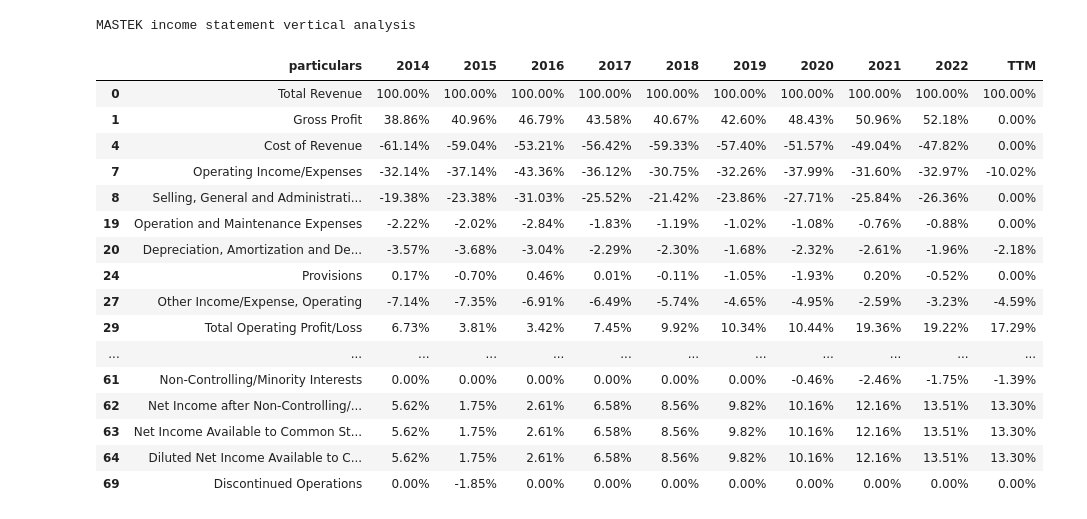
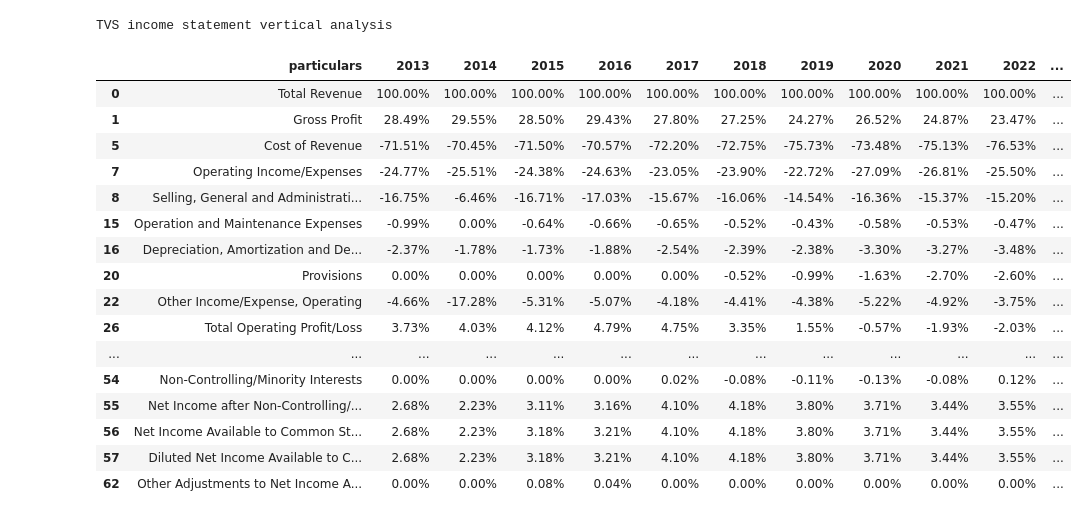
Before and after one commit to suraj49470/data-science, a Jupyter notebook: pandas-learnings/tcs-learning.ipynb, the cells around one changed output. Cells and saved outputs as stored; diff of their text form; code cells hidden in the pictures.

```diff
--- a/pandas-learnings/tcs-learning.ipynb
+++ b/pandas-learnings/tcs-learning.ipynb
@@ -3,7 +3,7 @@ import pandas as pd
 import re
 pd.set_option('display.max_rows' , 200)
 # %%
-company_name = 'mastek'.upper()
+company_name = 'tvs'.upper()
 # %%
 particulars = 'particulars'
 # %%
@@ -58,10 +66,6 @@ start_col = income_statement.columns[1];
 start_col_balance_sheet = balance_sheet.columns[1];
 start_col_cashflow = cashflow_statement.columns[1];
 # %%
-income_statement.rename(columns={company_name+'_income-statement_Annual_As_Originally_Reported' : particulars} , inplace=True)
-balance_sheet.rename(columns={company_name+'_balance-sheet_Annual_As_Originally_Reported' : particulars} , inplace=True)
-cashflow_statement.rename(columns={company_name+'_cash-flow_Annual_As_Originally_Reported' : particulars} , inplace=True)
-
 income_statement_temp_columns = income_statement.columns.values
 income_statement_temp_columns[0] = particulars
 income_statement.columns = income_statement_temp_columns
@@ -99,6 +103,9 @@ income_statement.loc[waso_pos,start_col:] = income_statement.loc[waso_pos,start_
 temp_revenue = income_statement.loc[1]
 income_statement.loc[1] = income_statement.loc[0]
 income_statement.loc[0] = temp_revenue
+# %%
+total_rev = income_statement[particulars].index == 0
+income_statement.loc[total_rev,particulars] = income_statement.loc[total_rev,particulars].values[0].strip()
 # %%
 is_highlighted_indexes = pd.DataFrame(income_statement.loc[0:basic_eps_pos - 1,particulars])
 is_highlighted_indexes = is_highlighted_indexes[particulars].apply(count_leading_space).isin([0,4])
@@ -134,7 +141,8 @@ def row_style(row , list , key , color,bgcolor):
 # %%
 fil = vertical_analysis_is.loc[0:basic_eps_pos - 1,particulars].apply(count_leading_space).eq(0)
 templist = vertical_analysis_is.loc[fil,particulars].values
-vertical_analysis_is = vertical_analysis_is.loc[is_highlighted_indexes].style.apply(row_style,list=templist,color="black",bgcolor="#f1e05a",key=particulars,axis=1).set_caption(company_name+ " income statement vertical analysis").set_table_styles(styles('black',"rgba(66, 165, 245, 0.2)")).format(getColumnFormatterbyPercentage('income_statement'),precision=2)
+vertical_analysis_is_style = vertical_analysis_is
+vertical_analysis_is_style = vertical_analysis_is_style.loc[is_highlighted_indexes].style.apply(row_style,list=templist,color="black",bgcolor="#f1e05a",key=particulars,axis=1).set_caption(company_name+ " income statement vertical analysis").set_table_styles(styles('black',"rgba(66, 165, 245, 0.2)")).format(getColumnFormatterbyPercentage('income_statement'),precision=2)
 fil = None
 templist = None
 # %%
@@ -157,23 +166,23 @@ balance_sheet_va = balance_sheet_va.style.apply(row_style,list=bs_templist,color
 bs_fil = None
 bs_templist = None
 # %%
-vertical_analysis_is
+vertical_analysis_is_style
 # %% [output]
-MASTEK income statement vertical analysis
+TVS income statement vertical analysis
-|  | particulars | 2014 | 2015 | 2016 | 2017 | 2018 | 2019 | 2020 | 2021 | 2022 | TTM |
-| 0 | Total Revenue | 100.00% | 100.00% | 100.00% | 100.00% | 100.00% | 100.00% | 100.00% | 100.00% | 100.00% | 100.00% |
-| 1 | Gross Profit | 38.86% | 40.96% | 46.79% | 43.58% | 40.67% | 42.60% | 48.43% | 50.96% | 52.18% | 0.00% |
-| 4 | Cost of Revenue | -61.14% | -59.04% | -53.21% | -56.42% | -59.33% | -57.40% | -51.57% | -49.04% | -47.82% | 0.00% |
-| 7 | Operating Income/Expenses | -32.14% | -37.14% | -43.36% | -36.12% | -30.75% | -32.26% | -37.99% | -31.60% | -32.97% | -10.02% |
-| 8 | Selling, General and Administrati... | -19.38% | -23.38% | -31.03% | -25.52% | -21.42% | -23.86% | -27.71% | -25.84% | -26.36% | 0.00% |
-| 19 | Operation and Maintenance Expenses | -2.22% | -2.02% | -2.84% | -1.83% | -1.19% | -1.02% | -1.08% | -0.76% | -0.88% | 0.00% |
-| 20 | Depreciation, Amortization and De... | -3.57% | -3.68% | -3.04% | -2.29% | -2.30% | -1.68% | -2.32% | -2.61% | -1.96% | -2.18% |
-| 24 | Provisions | 0.17% | -0.70% | 0.46% | 0.01% | -0.11% | -1.05% | -1.93% | 0.20% | -0.52% | 0.00% |
-| 27 | Other Income/Expense, Operating | -7.14% | -7.35% | -6.91% | -6.49% | -5.74% | -4.65% | -4.95% | -2.59% | -3.23% | -4.59% |
-| 29 | Total Operating Profit/Loss | 6.73% | 3.81% | 3.42% | 7.45% | 9.92% | 10.34% | 10.44% | 19.36% | 19.22% | 17.29% |
-| ... | ... | ... | ... | ... | ... | ... | ... | ... | ... | ... | ... |
-| 61 | Non-Controlling/Minority Interests | 0.00% | 0.00% | 0.00% | 0.00% | 0.00% | 0.00% | -0.46% | -2.46% | -1.75% | -1.39% |
-| 62 | Net Income after Non-Controlling/... | 5.62% | 1.75% | 2.61% | 6.58% | 8.56% | 9.82% | 10.16% | 12.16% | 13.51% | 13.30% |
-| 63 | Net Income Available to Common St... | 5.62% | 1.75% | 2.61% | 6.58% | 8.56% | 9.82% | 10.16% | 12.16% | 13.51% | 13.30% |
-| 64 | Diluted Net Income Available to C... | 5.62% | 1.75% | 2.61% | 6.58% | 8.56% | 9.82% | 10.16% | 12.16% | 13.51% | 13.30% |
-| 69 | Discontinued Operations | 0.00% | -1.85% | 0.00% | 0.00% | 0.00% | 0.00% | 0.00% | 0.00% | 0.00% | 0.00% |
+|  | particulars | 2013 | 2014 | 2015 | 2016 | 2017 | 2018 | 2019 | 2020 | 2021 | 2022 | ... |
+| 0 | Total Revenue | 100.00% | 100.00% | 100.00% | 100.00% | 100.00% | 100.00% | 100.00% | 100.00% | 100.00% | 100.00% | ... |
+| 1 | Gross Profit | 28.49% | 29.55% | 28.50% | 29.43% | 27.80% | 27.25% | 24.27% | 26.52% | 24.87% | 23.47% | ... |
+| 5 | Cost of Revenue | -71.51% | -70.45% | -71.50% | -70.57% | -72.20% | -72.75% | -75.73% | -73.48% | -75.13% | -76.53% | ... |
+| 7 | Operating Income/Expenses | -24.77% | -25.51% | -24.38% | -24.63% | -23.05% | -23.90% | -22.72% | -27.09% | -26.81% | -25.50% | ... |
+| 8 | Selling, General and Administrati... | -16.75% | -6.46% | -16.71% | -17.03% | -15.67% | -16.06% | -14.54% | -16.36% | -15.37% | -15.20% | ... |
+| 15 | Operation and Maintenance Expenses | -0.99% | 0.00% | -0.64% | -0.66% | -0.65% | -0.52% | -0.43% | -0.58% | -0.53% | -0.47% | ... |
+| 16 | Depreciation, Amortization and De... | -2.37% | -1.78% | -1.73% | -1.88% | -2.54% | -2.39% | -2.38% | -3.30% | -3.27% | -3.48% | ... |
+| 20 | Provisions | 0.00% | 0.00% | 0.00% | 0.00% | 0.00% | -0.52% | -0.99% | -1.63% | -2.70% | -2.60% | ... |
+| 22 | Other Income/Expense, Operating | -4.66% | -17.28% | -5.31% | -5.07% | -4.18% | -4.41% | -4.38% | -5.22% | -4.92% | -3.75% | ... |
+| 26 | Total Operating Profit/Loss | 3.73% | 4.03% | 4.12% | 4.79% | 4.75% | 3.35% | 1.55% | -0.57% | -1.93% | -2.03% | ... |
+| ... | ... | ... | ... | ... | ... | ... | ... | ... | ... | ... | ... | ... |
+| 54 | Non-Controlling/Minority Interests | 0.00% | 0.00% | 0.00% | 0.00% | 0.02% | -0.08% | -0.11% | -0.13% | -0.08% | 0.12% | ... |
+| 55 | Net Income after Non-Controlling/... | 2.68% | 2.23% | 3.11% | 3.16% | 4.10% | 4.18% | 3.80% | 3.71% | 3.44% | 3.55% | ... |
+| 56 | Net Income Available to Common St... | 2.68% | 2.23% | 3.18% | 3.21% | 4.10% | 4.18% | 3.80% | 3.71% | 3.44% | 3.55% | ... |
+| 57 | Diluted Net Income Available to C... | 2.68% | 2.23% | 3.18% | 3.21% | 4.10% | 4.18% | 3.80% | 3.71% | 3.44% | 3.55% | ... |
+| 62 | Other Adjustments to Net Income A... | 0.00% | 0.00% | 0.08% | 0.04% | 0.00% | 0.00% | 0.00% | 0.00% | 0.00% | 0.00% | ... |
```
Also changed, not shown: parts of 14 cells of this notebook, 1 other file.
